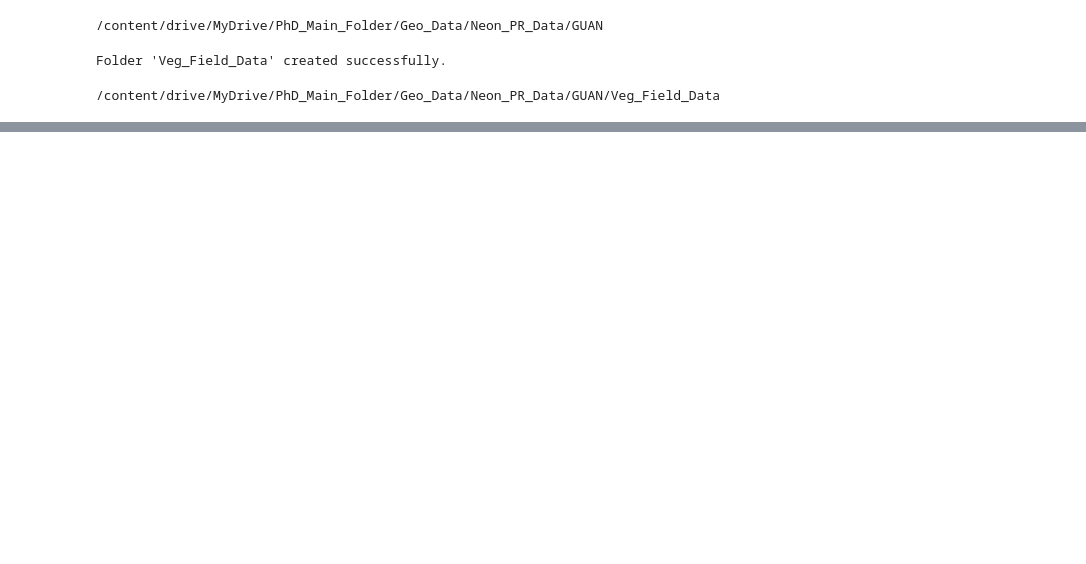
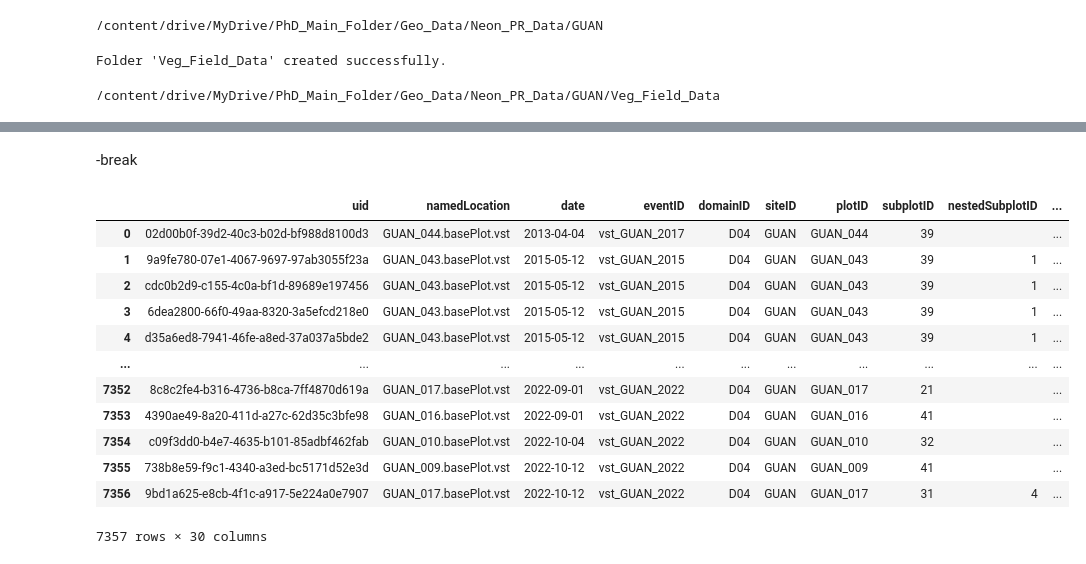
Before and after one commit to MayerT1/COLAB_DEV_GEDI-BDL, a Jupyter notebook: NEON_Discrete_Lidar_Data.ipynb, the cells around one changed output, grey strips where cells are left out. Drawn from its saved outputs; the diff is of its cells as text; code cells hidden in the pictures; blank space fills up the shorter version.

```diff
--- a/NEON_Discrete_Lidar_Data.ipynb
+++ b/NEON_Discrete_Lidar_Data.ipynb
@@ -539,7 +576,7 @@ import neonutilities as neon
 import os
 
 # Define the parameters
-dpID = "DP1.10098.001"  # Data product ID
+dpid = "DP1.10098.001"  # Data product ID#
 site = "GUAN"  # Site ID
 package = "basic"
 release = "RELEASE-2023"
@@ -550,13 +587,14 @@ output_dir = veg_folder
 
 # Download and load the data
 #neon.download_data(dpID, site=site, package=package, release=release, output_dir=output_dir)
-neon.load_by_product(dpID, site=site, package=package, release=release)
+veglist = neon.load_by_product(dpid=dpid, site=site, package=package, release=release)
 
 
-# Load the data
-veglist = neon.load_data(output_dir)
+# # Load the data
+# veglist = neon.load_data(output_dir)
+veglist.keys()
 
-# Display the available data tables
+# # Display the available data tables
 print(veglist.keys())
 # %% [output]
 Continuing will download 29 files totaling approximately 78.8 MB. Do you want to proceed? (y/n) y
@@ -563,0 +675,19 @@ AttributeError: module 'neonutilities' has no attribute 'load_data'
+# %% [markdown]
+-break
+# %%
+vegmap = veglist['vst_mappingandtagging']
+vegmap
+# %% [output]
+|  | uid | namedLocation | date | eventID | domainID | siteID | plotID | subplotID | nestedSubplotID | ... |
+| 0 | 02d00b0f-39d2-40c3-b02d-bf988d8100d3 | GUAN_044.basePlot.vst | 2013-04-04 | vst_GUAN_2017 | D04 | GUAN | GUAN_044 | 39 |  | ... |
+| 1 | 9a9fe780-07e1-4067-9697-97ab3055f23a | GUAN_043.basePlot.vst | 2015-05-12 | vst_GUAN_2015 | D04 | GUAN | GUAN_043 | 39 | 1 | ... |
+| 2 | cdc0b2d9-c155-4c0a-bf1d-89689e197456 | GUAN_043.basePlot.vst | 2015-05-12 | vst_GUAN_2015 | D04 | GUAN | GUAN_043 | 39 | 1 | ... |
+| 3 | 6dea2800-66f0-49aa-8320-3a5efcd218e0 | GUAN_043.basePlot.vst | 2015-05-12 | vst_GUAN_2015 | D04 | GUAN | GUAN_043 | 39 | 1 | ... |
+| 4 | d35a6ed8-7941-46fe-a8ed-37a037a5bde2 | GUAN_043.basePlot.vst | 2015-05-12 | vst_GUAN_2015 | D04 | GUAN | GUAN_043 | 39 | 1 | ... |
+| ... | ... | ... | ... | ... | ... | ... | ... | ... | ... | ... |
+| 7352 | 8c8c2fe4-b316-4736-b8ca-7ff4870d619a | GUAN_017.basePlot.vst | 2022-09-01 | vst_GUAN_2022 | D04 | GUAN | GUAN_017 | 21 |  | ... |
+| 7353 | 4390ae49-8a20-411d-a27c-62d35c3bfe98 | GUAN_016.basePlot.vst | 2022-09-01 | vst_GUAN_2022 | D04 | GUAN | GUAN_016 | 41 |  | ... |
+| 7354 | c09f3dd0-b4e7-4635-b101-85adbf462fab | GUAN_010.basePlot.vst | 2022-10-04 | vst_GUAN_2022 | D04 | GUAN | GUAN_010 | 32 |  | ... |
+| 7355 | 738b8e59-f9c1-4340-a3ed-bc5171d52e3d | GUAN_009.basePlot.vst | 2022-10-12 | vst_GUAN_2022 | D04 | GUAN | GUAN_009 | 41 |  | ... |
+| 7356 | 9bd1a625-e8cb-4f1c-a917-5e224a0e7907 | GUAN_017.basePlot.vst | 2022-10-12 | vst_GUAN_2022 | D04 | GUAN | GUAN_017 | 31 | 4 | ... |
+7357 rows × 30 columns
```
Also changed, not shown: parts of 38 cells of this notebook.
